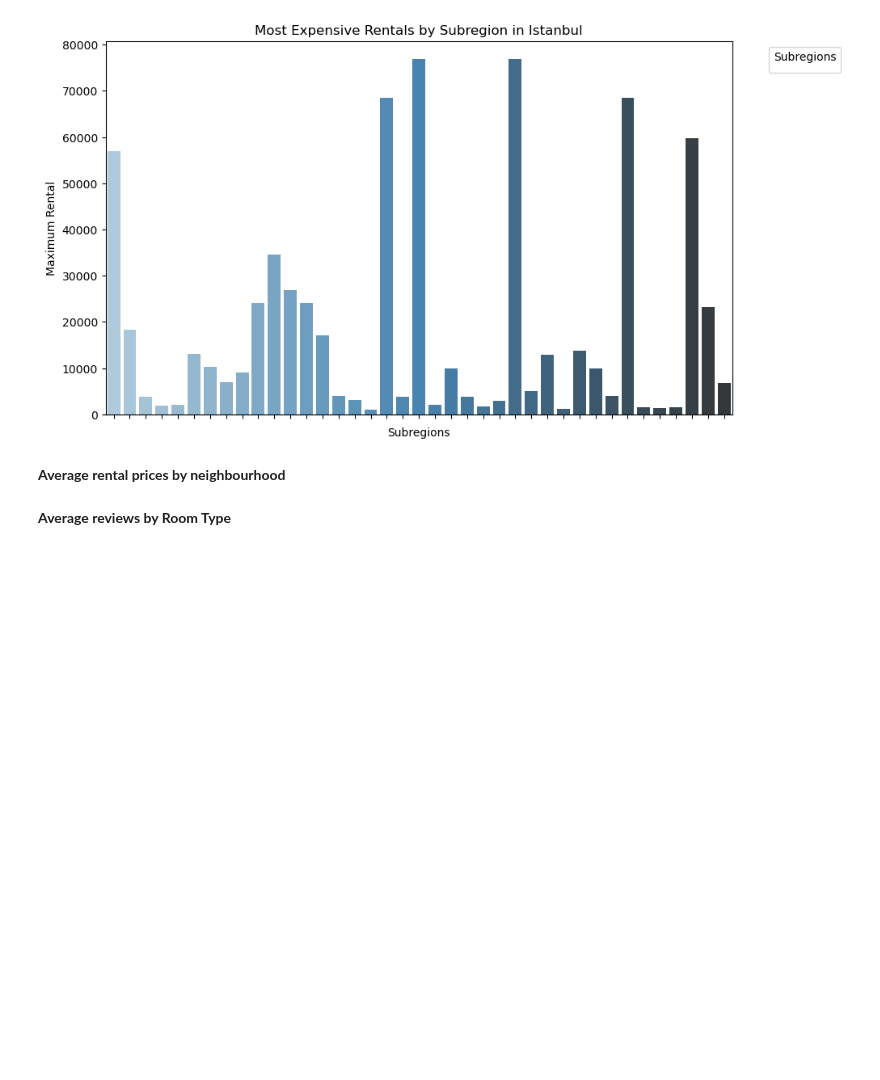
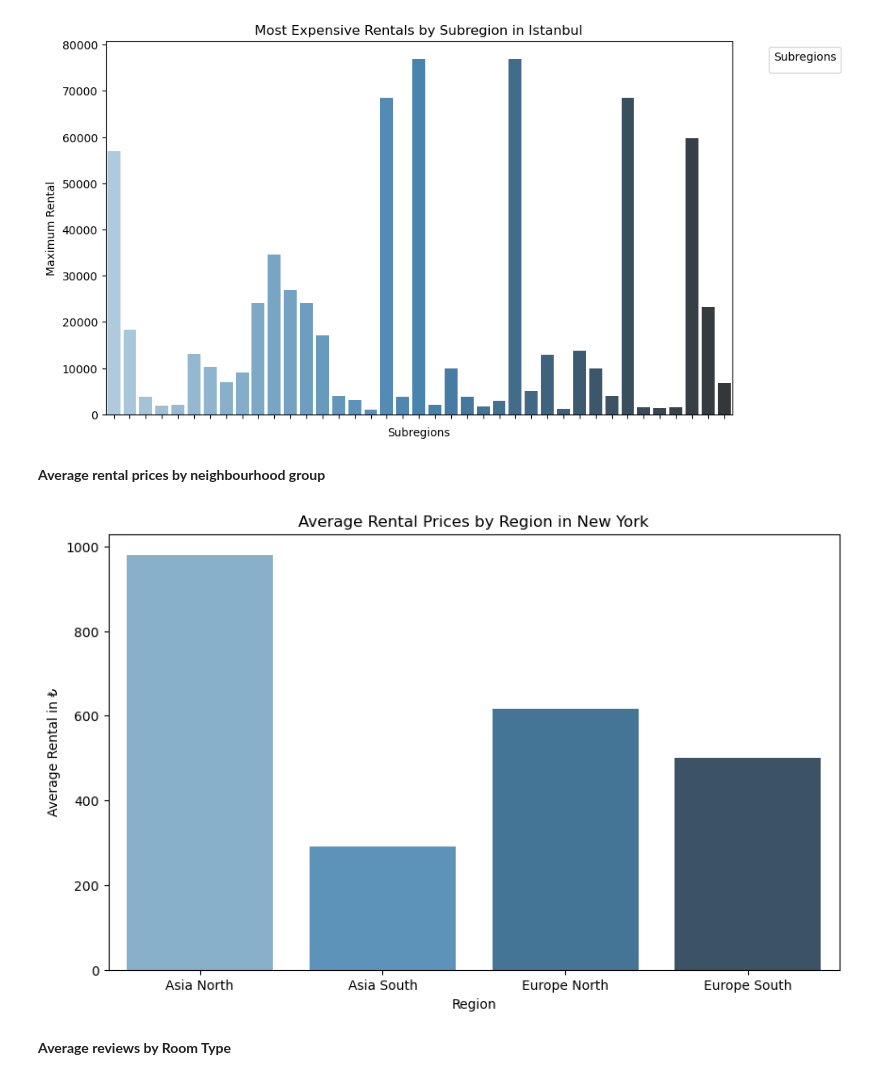
Before and after one commit to alfredkondoro/Exploratory_Data_Analysis-Istanbul_Airbnb_Data, a Jupyter notebook: exploratory-data-analysis-istanbul-airbnb-data.ipynb, the cells around one changed output. Cells and saved outputs as stored; diff of their text form; code cells hidden in the pictures; blank space fills up the shorter version.

```diff
--- a/exploratory-data-analysis-istanbul-airbnb-data.ipynb
+++ b/exploratory-data-analysis-istanbul-airbnb-data.ipynb
@@ -352,4 +356,4 @@ plt.show()
 # %% [output]
 [figure]
 # %% [markdown]
-**Average rental prices by neighbourhood**
+**Average rental prices by neighbourhood group**
@@ -361,2 +360,23 @@ avg_region_rental_price = avg_region_rental_price.astype(int)
+# %%
+avg_region_rental_price = data.loc[:,['neighbourhood_group','price']].groupby('neighbourhood_group').mean()
+
+#convert the values to integers
+avg_region_rental_price = avg_region_rental_price.astype(int)
+
+#reset the index to a column again
+avg_region_rental_price.reset_index(inplace=True)
+
+#rename columns for better understanding
+avg_region_rental_price.columns=['Regions', 'Average Rental']
+
+#seaborn barplot
+plt.figure(figsize=(10, 6))
+ax = sns.barplot(x='Regions', y='Average Rental', data=avg_region_rental_price, palette='Blues_d')
+plt.title('Average Rental Prices by Region in New York')
+plt.xlabel('Region')
+plt.ylabel('Average Rental in ₺')
+plt.show()
+# %% [output]
+[figure, added]
 # %% [markdown]
 **Average reviews by Room Type**
```
Also changed, not shown: parts of 4 cells of this notebook.
